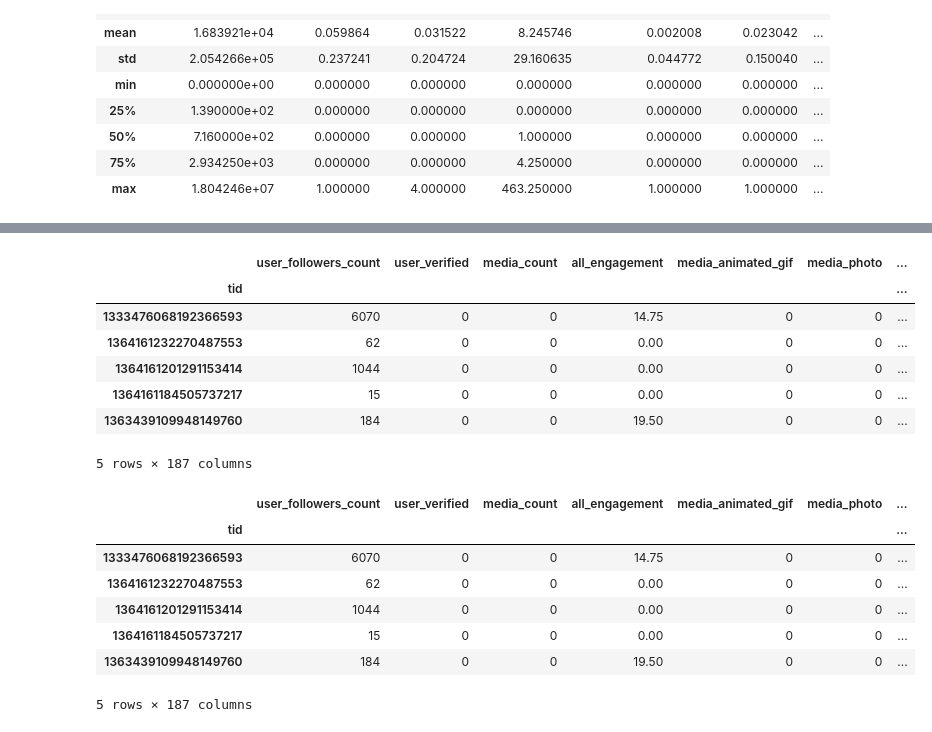
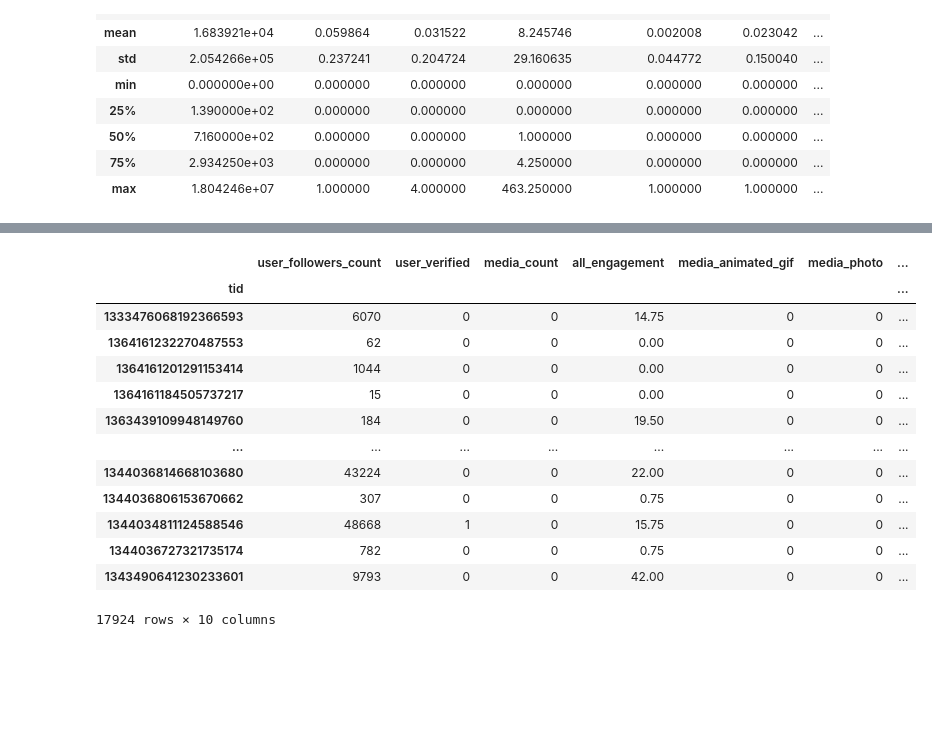
Before and after one commit to smanavi/Springboard-Capstone-Two, a Jupyter notebook: pre-processing/1_train_test_split.ipynb, the cells around one changed output, grey strips where cells are left out. Drawn from its saved outputs; the diff is of its cells as text; code cells hidden in the pictures; blank space fills up the shorter version.

Commit message:
cleaning up and documentation

```diff
--- a/pre-processing/preprocessing_train_test_split.ipynb
+++ b/pre-processing/1_train_test_split.ipynb
@@ -119,0 +192,6 @@ engagement.describe()
+# %%
+def delistinator(x):
+    words = ' '.join([word for word in x])
+    return words
+# %%
+text_df['hashtags_clean'] = text_df['hashtags'].apply(lambda x: delistinator(x))
@@ -119,0 +218,7 @@ engagement.describe()
+# %%
+def number_deleter(x):
+    nums = re.findall(r"[0-9]", x)
+    new_text = ''.join([w for w in x if w not in nums])
+    return new_text
+# %%
+text_df['text_clean'] = text_df['clean_no_@#'].apply(lambda x: number_deleter(x))
@@ -120,24 +242,18 @@ engagement.describe()
 # %%
-engagement_bow = pd.concat([engagement, df_bow], axis=1)
-engagement_bow.head()
+full_df = pd.concat([engagement, text_df[['tid', 'hashtags_clean', 'text_clean']].set_index('tid')], axis=1)
+full_df
 # %% [output]
 |  | user_followers_count | user_verified | media_count | all_engagement | media_animated_gif | media_photo | ... |
 | tid |  |  |  |  |  |  | ... |
 | 1333476068192366593 | 6070 | 0 | 0 | 14.75 | 0 | 0 | ... |
 | 1364161232270487553 | 62 | 0 | 0 | 0.00 | 0 | 0 | ... |
 | 1364161201291153414 | 1044 | 0 | 0 | 0.00 | 0 | 0 | ... |
 | 1364161184505737217 | 15 | 0 | 0 | 0.00 | 0 | 0 | ... |
 | 1363439109948149760 | 184 | 0 | 0 | 19.50 | 0 | 0 | ... |
+| ... | ... | ... | ... | ... | ... | ... | ... |
+| 1344036814668103680 | 43224 | 0 | 0 | 22.00 | 0 | 0 | ... |
+| 1344036806153670662 | 307 | 0 | 0 | 0.75 | 0 | 0 | ... |
+| 1344034811124588546 | 48668 | 1 | 0 | 15.75 | 0 | 0 | ... |
+| 1344036727321735174 | 782 | 0 | 0 | 0.75 | 0 | 0 | ... |
+| 1343490641230233601 | 9793 | 0 | 0 | 42.00 | 0 | 0 | ... |
-5 rows × 187 columns
+17924 rows × 10 columns
-# %%
-engagement_2g = pd.concat([engagement, df_2g], axis=1)
-engagement_2g.head()
-# %% [output]
-|  | user_followers_count | user_verified | media_count | all_engagement | media_animated_gif | media_photo | ... |
-| tid |  |  |  |  |  |  | ... |
-| 1333476068192366593 | 6070 | 0 | 0 | 14.75 | 0 | 0 | ... |
-| 1364161232270487553 | 62 | 0 | 0 | 0.00 | 0 | 0 | ... |
-| 1364161201291153414 | 1044 | 0 | 0 | 0.00 | 0 | 0 | ... |
-| 1364161184505737217 | 15 | 0 | 0 | 0.00 | 0 | 0 | ... |
-| 1363439109948149760 | 184 | 0 | 0 | 19.50 | 0 | 0 | ... |
-5 rows × 187 columns
```
Also changed, not shown: parts of 27 cells of this notebook, 9 other files.
